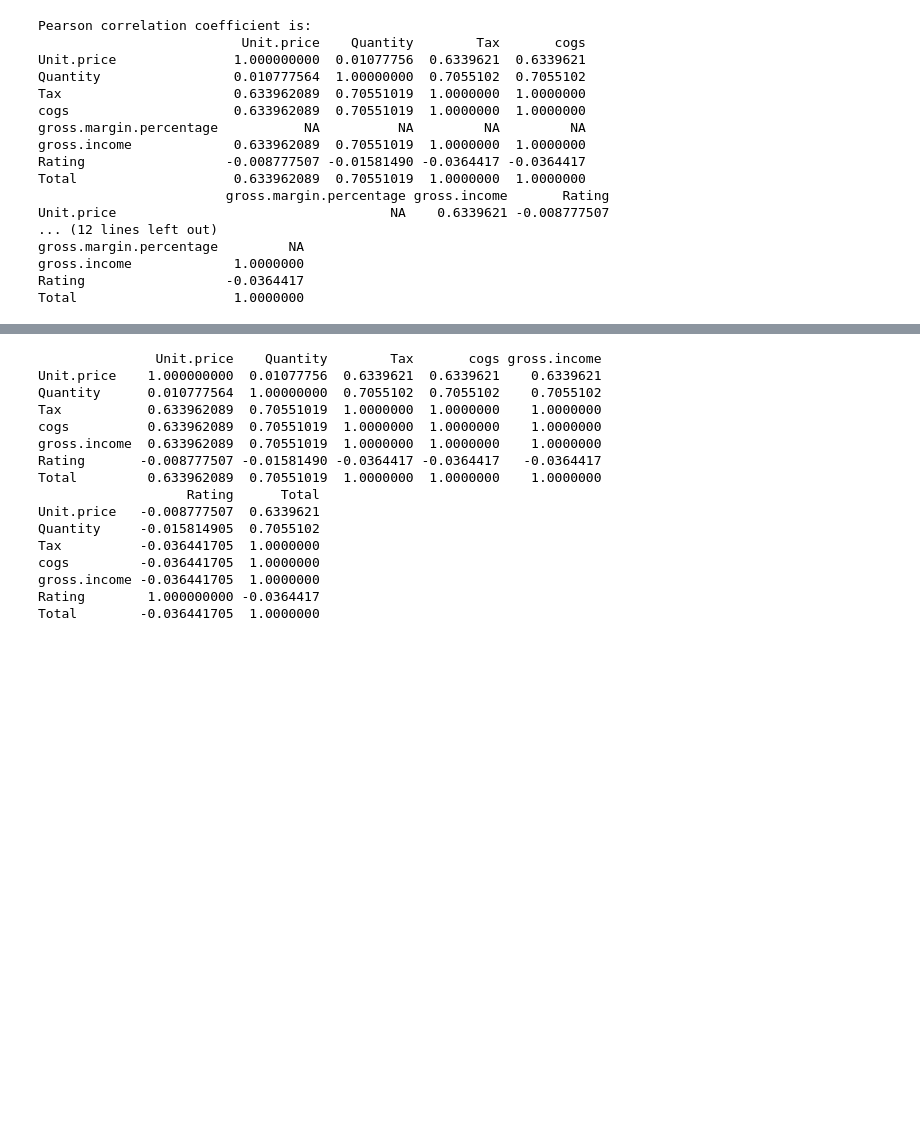
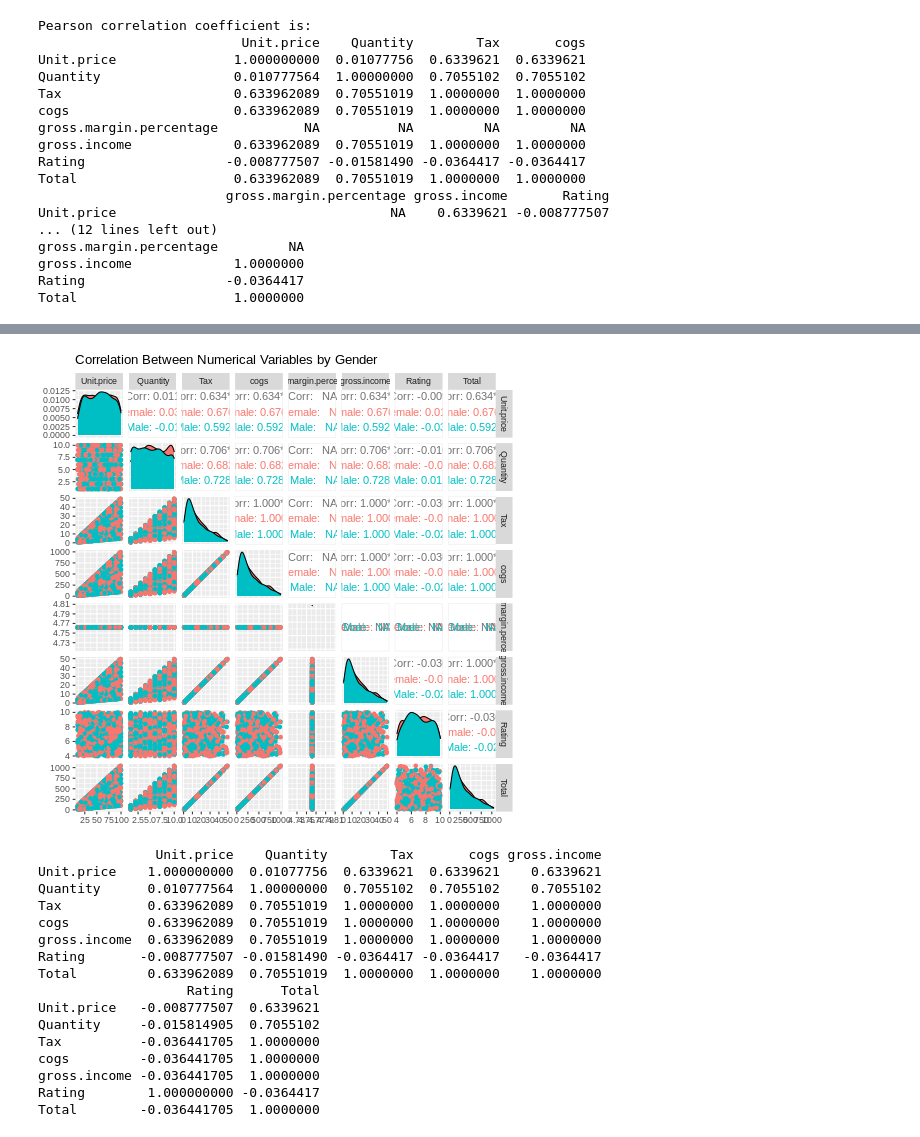
Before and after one commit to veronica1013/marketing_analysis_carrefour_kenya, a Jupyter notebook: Moringa_Data_Science_Core_Module3_W3_Independent_Project_2021_10_Veronica_Isiaho.ipynb, the cells around one changed output, grey strips where cells are left out. Drawn from its saved outputs; the diff is of its cells as text; code cells hidden in the pictures; blank space fills up the shorter version.

```diff
--- a/Moringa_Data_Science_Core_Module3_W3_Independent_Project_2021_10_Veronica_Isiaho.ipynb
+++ b/Moringa_Data_Science_Core_Module3_W3_Independent_Project_2021_10_Veronica_Isiaho.ipynb
@@ -547,3 +571,15 @@ pairs(numerical.columns)
+# %%
+%%R
+# Find the correlation
+require(GGally)
+data(numerical.columns, package="reshape")
+
+g1 <- ggpairs(data=numerical.columns, title="Correlation Between Numerical Variables by Gender",
+              mapping=ggplot2::aes(colour = df_1$Gender),fig.width = 20,fig.height = 10,
+              lower=list(combo=wrap("facethist", binwidth=1)))
+g1
+# %% [output]
+[figure, added]
 # %%
 %%R
 # Pearson Correaltion.
```
Also changed, not shown: parts of 3 cells of this notebook.
